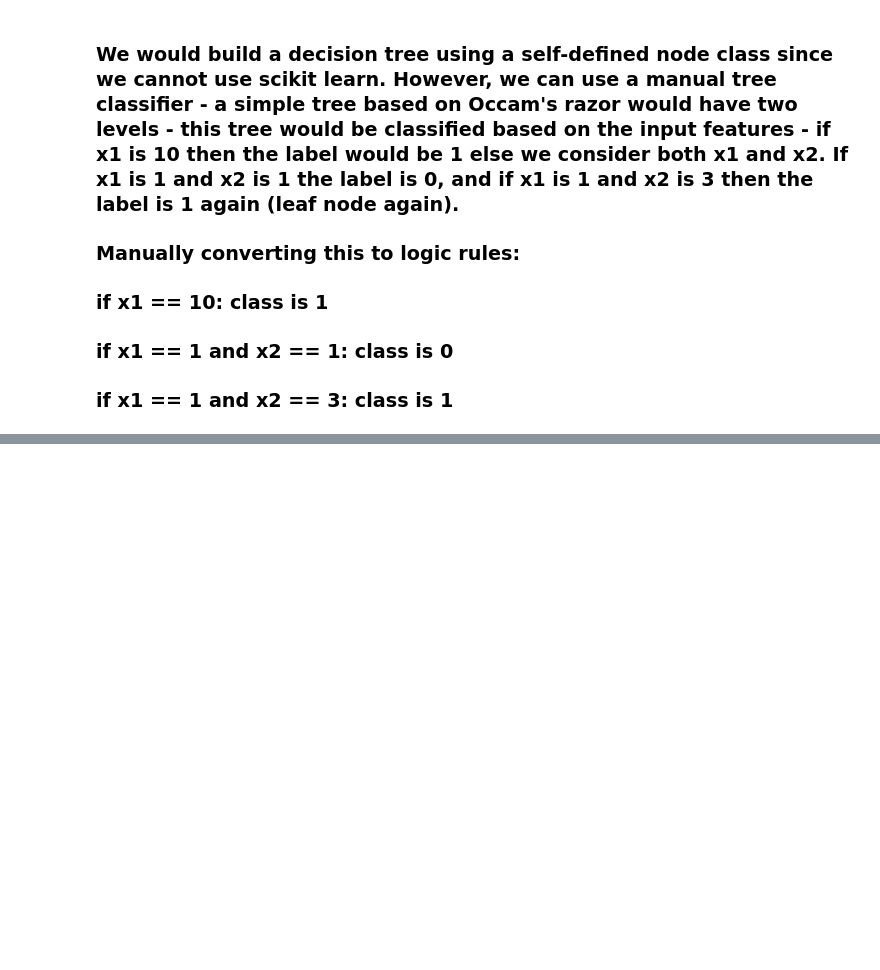
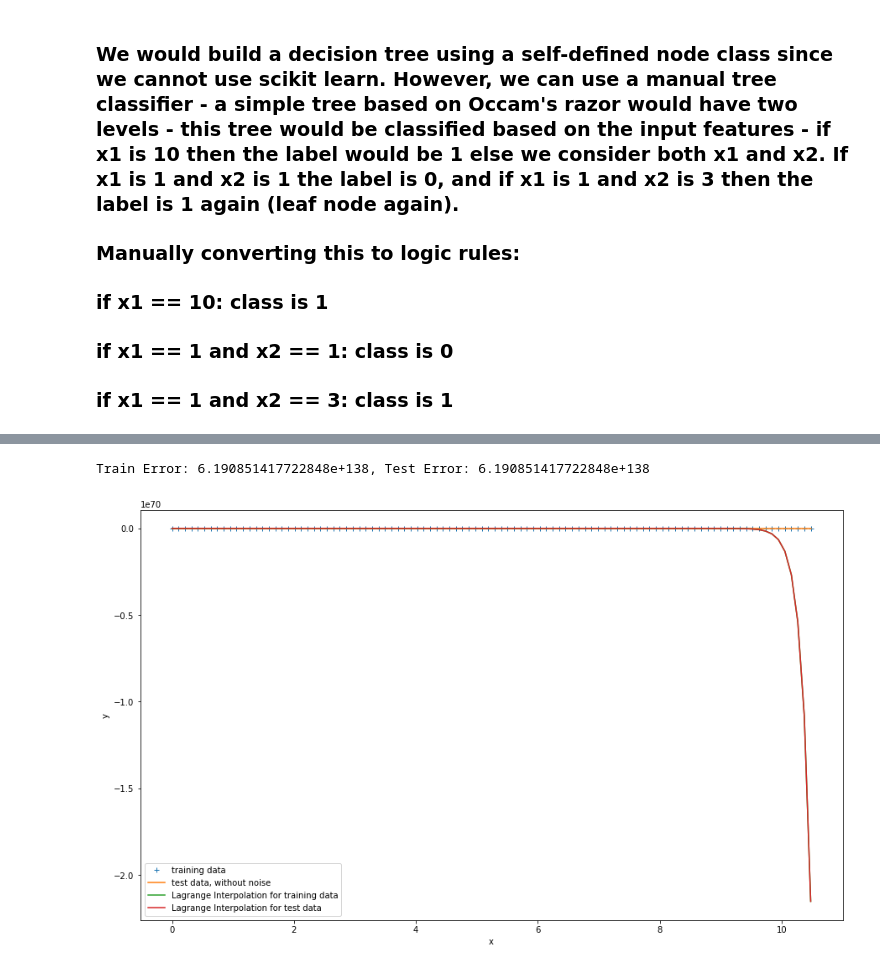
Before and after one commit to nickleodoen/CS760_YachareniN_HW2, a Jupyter notebook: CS760_YachareniN_HW2_notebook.ipynb, the cells around one changed output, grey strips where cells are left out. Saved outputs shown, nothing was run; the diff lists cells and outputs as text; code cells hidden in the pictures; blank space fills up the shorter version.

```diff
--- a/CS760_YachareniN_HW2_notebook.ipynb
+++ b/CS760_YachareniN_HW2_notebook.ipynb
@@ -77,0 +174,47 @@ data
+# %%
+from scipy.interpolate import lagrange
+
+def make_train_set(a, b, n, noise=0):
+    x_train = np.linspace(a,b,n)
+    y_train = np.sin(x_train) + np.random.normal(0, noise, n)
+    return x_train, y_train
+
+def make_test_set(a, b, n):
+    x_test = np.linspace(a, b, n)
+    y_test = np.sin(x_test)
+    return x_test, y_test
+
+def lag_inter(x_train, y_train, x):
+    poly = lagrange(x_train, y_train)
+    return poly(x)
+
+def mse(true_y, pred_y):
+    return np.mean((true_y - pred_y)**2)
+# %%
+# Question 4
+
+a, b = 0,2 * 5.2382038028302808
+n = 100
+
+x_train, y_train = make_train_set(a, b, n)
+x_test, y_test = make_test_set(a, b, n)
+pred_y_train = lag_inter(x_train, y_train, x_train)
+pred_y_test = lag_inter(x_train, y_train, x_test)
+
+train_err = mse(y_train, pred_y_train)
+test_err = mse(y_test, pred_y_test)
+
+print(f"Train Error: {train_err}, Test Error: {test_err}")
+
+plt.figure(figsize=(15, 9))
+plt.plot(x_train, y_train, '+', label="training data")
+plt.plot(x_test, y_test, label="test data, without noise")
+plt.plot(x_train, pred_y_train, label="Lagrange Interpolation for training data")
+plt.plot(x_test, pred_y_test, label="Lagrange Interpolation for test data")
+plt.xlabel('x')
+plt.ylabel('y')
+plt.legend()
+plt.show()
+# %% [output]
+Train Error: 6.190851417722848e+138, Test Error: 6.190851417722848e+138
+[figure, added]
```
Also changed, not shown: parts of 5 cells of this notebook.
